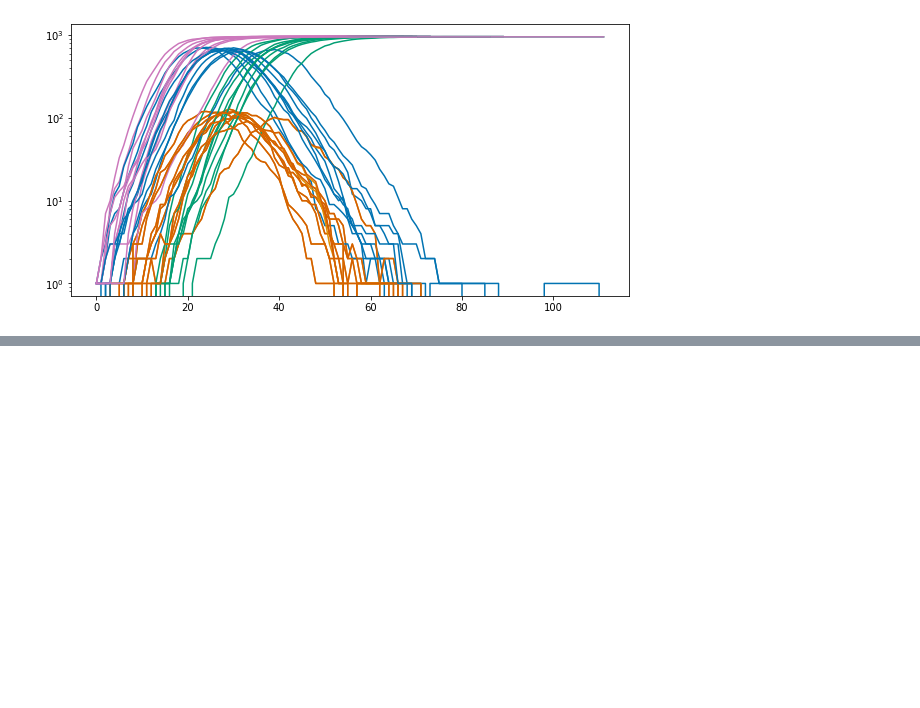
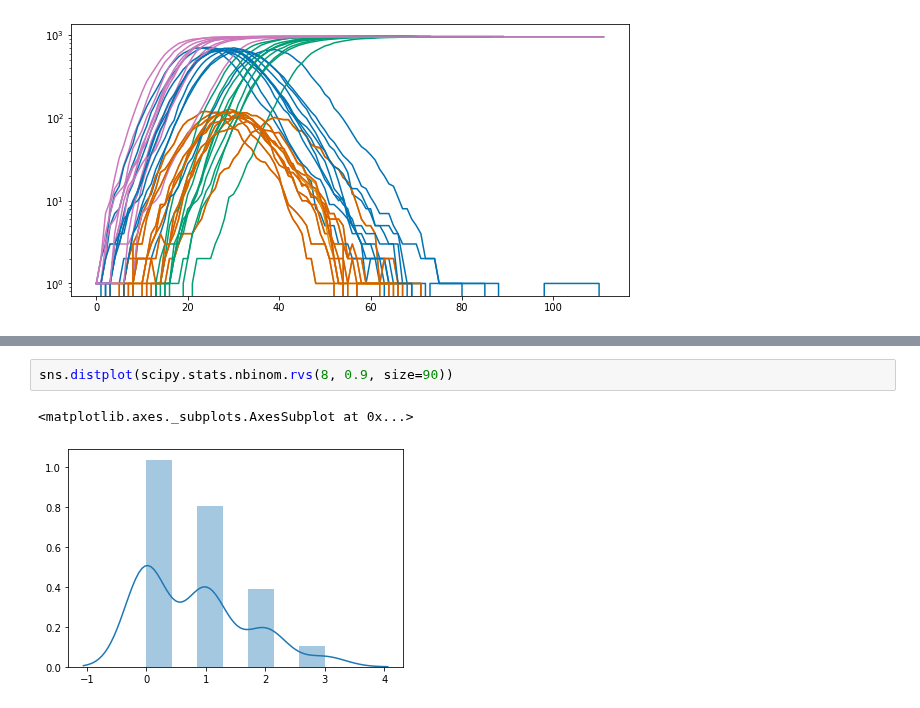
Before and after one commit to chrhck/contagion, a Jupyter notebook: examples/schools.ipynb, the cells around one changed output, grey strips where cells are left out. Cells and saved outputs as stored; diff of their text form; blank space fills up the shorter version.

```diff
--- a/examples/schools.ipynb
+++ b/examples/schools.ipynb
@@ -231,0 +240,5 @@ contagion = Contagion(my_config)
+# %%
+sns.distplot(scipy.stats.nbinom.rvs(8, 0.9, size=90))
+# %% [output]
+<matplotlib.axes._subplots.AxesSubplot at 0x...>
+[figure, added]
```
Also changed, not shown: parts of 12 cells of this notebook.
